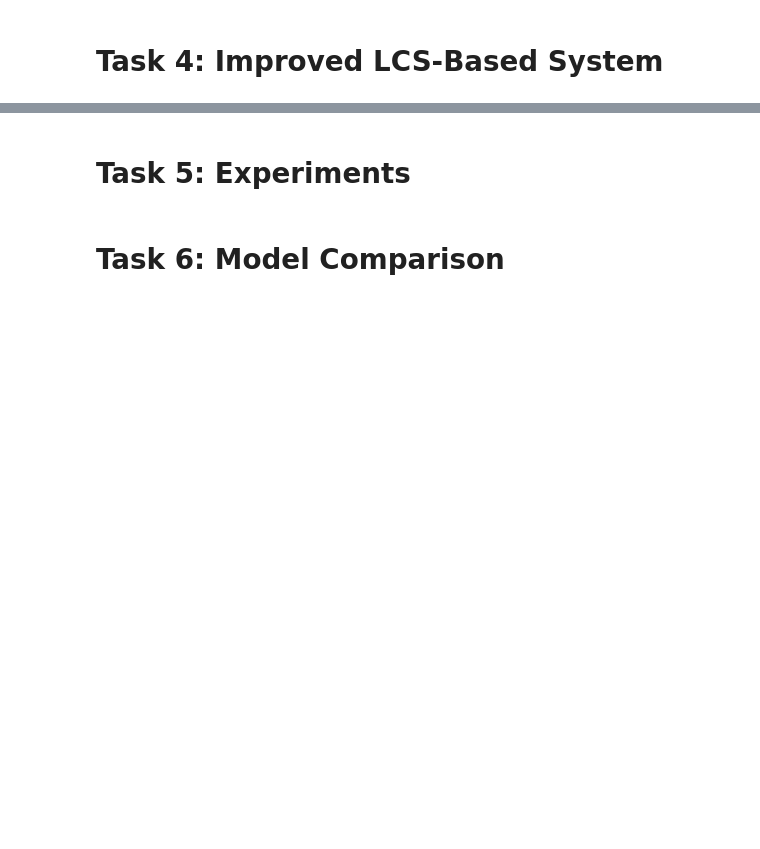
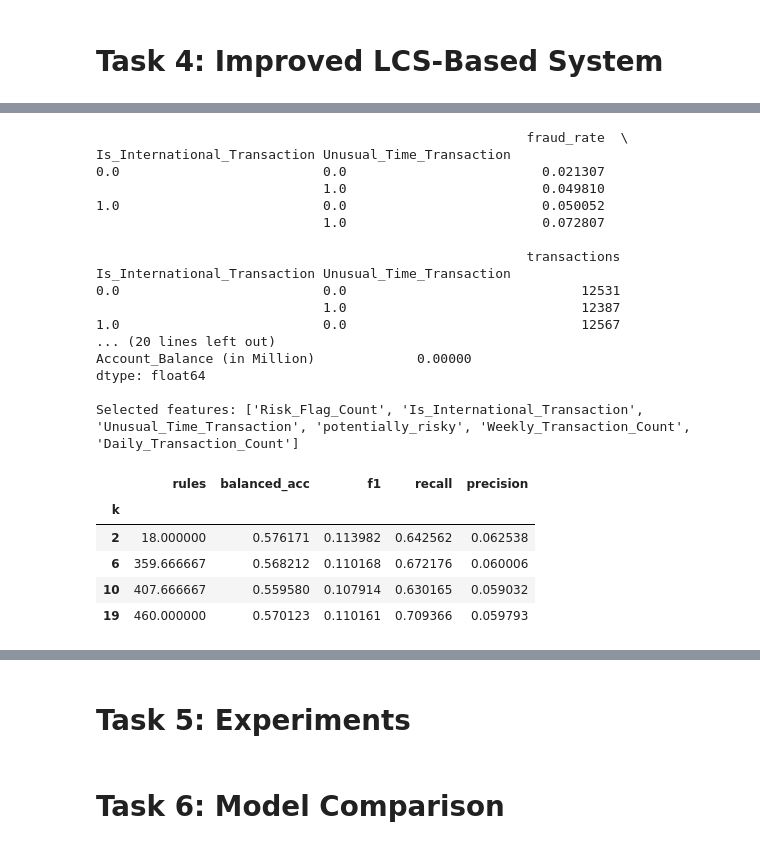
Before and after one commit to kaneviggers/Transaction-fraud-detection, a Jupyter notebook: notebook_phase2.ipynb, the cells around one changed output, grey strips where cells are left out. Saved outputs shown, nothing was run; the diff lists cells and outputs as text; code cells hidden in the pictures; blank space fills up the shorter version.

Commit message:
Finished task 4

```diff
--- a/notebook_phase2.ipynb
+++ b/notebook_phase2.ipynb
@@ -609,18 +679,0 @@ print(f"After SMOTENC: {np.bincount(y_train_bal)}")
-# %%
-# Running improved eLCS
-
-from skeLCS import eLCS
-from sklearn.metrics import balanced_accuracy_score, f1_score, recall_score, precision_score, confusion_matrix
-
-model = eLCS(
-    N=2000,
-    learning_iterations=40000, p_spec=0.7,
-    specified_attributes=specified_idx, random_state=42)
-
-model.fit(X_train_bal, y_train_bal)
-pred = model.predict(X_test)
-
-print({"balanced_acc": balanced_accuracy_score(y_test, pred),
-        "f1": f1_score(y_test, pred),
-        "recall": recall_score(y_test, pred),
-        "precision": precision_score(y_test, pred, zero_division=0)})
@@ -626,0 +768,47 @@ print({"balanced_acc": balanced_accuracy_score(y_test, pred),
+# %%
+# 4.2 Signal analysis and feature selection
+
+print(task4_df.groupby(["Is_International_Transaction", "Unusual_Time_Transaction"])[TARGET]
+      .agg(fraud_rate="mean", transactions="size"), "\n")
+
+discrete = [len(np.unique(X_fit[:, i])) <= 10 for i in range(X_fit.shape[1])]
+mi_ranking = pd.Series(mutual_info_classif(X_fit, y_fit, discrete_features=discrete, random_state=42),
+                       index=feature_names).sort_values(ascending=False)
+print(mi_ranking.round(5), "\n")
+
+def top_k(k):
+    return [feature_names.index(name) for name in mi_ranking.index[:k]]
+
+fs_df = pd.DataFrame({k: run_elcs(top_k(k), **QUICK)[0].mean() for k in [2, 6, 10, len(feature_names)]}).T
+fs_df.index.name = "k"
+
+# k=2 can score marginally higher, but the gap is within seed noise, and with only 2 binary
+# features eLCS can form just a handful of rules, leaving tuning and compaction nothing to act on
+K = 6
+selected = top_k(K)
+print("Selected features:", [feature_names[i] for i in selected])
+fs_df
+# %% [output]
+                                                       fraud_rate  \
+Is_International_Transaction Unusual_Time_Transaction
+0.0                          0.0                         0.021307
+                             1.0                         0.049810
+1.0                          0.0                         0.050052
+                             1.0                         0.072807
+
+                                                       transactions
+Is_International_Transaction Unusual_Time_Transaction
+0.0                          0.0                              12531
+                             1.0                              12387
+1.0                          0.0                              12567
+... (20 lines left out)
+Account_Balance (in Million)             0.00000
+dtype: float64
+
+Selected features: ['Risk_Flag_Count', 'Is_International_Transaction', 'Unusual_Time_Transaction', 'potentially_risky', 'Weekly_Transaction_Count', 'Daily_Transaction_Count']
+|  | rules | balanced_acc | f1 | recall | precision |
+| k |  |  |  |  |  |
+| 2 | 18.000000 | 0.576171 | 0.113982 | 0.642562 | 0.062538 |
+| 6 | 359.666667 | 0.568212 | 0.110168 | 0.672176 | 0.060006 |
+| 10 | 407.666667 | 0.559580 | 0.107914 | 0.630165 | 0.059032 |
+| 19 | 460.000000 | 0.570123 | 0.110161 | 0.709366 | 0.059793 |
```
Also changed, not shown: parts of 36 cells of this notebook.
